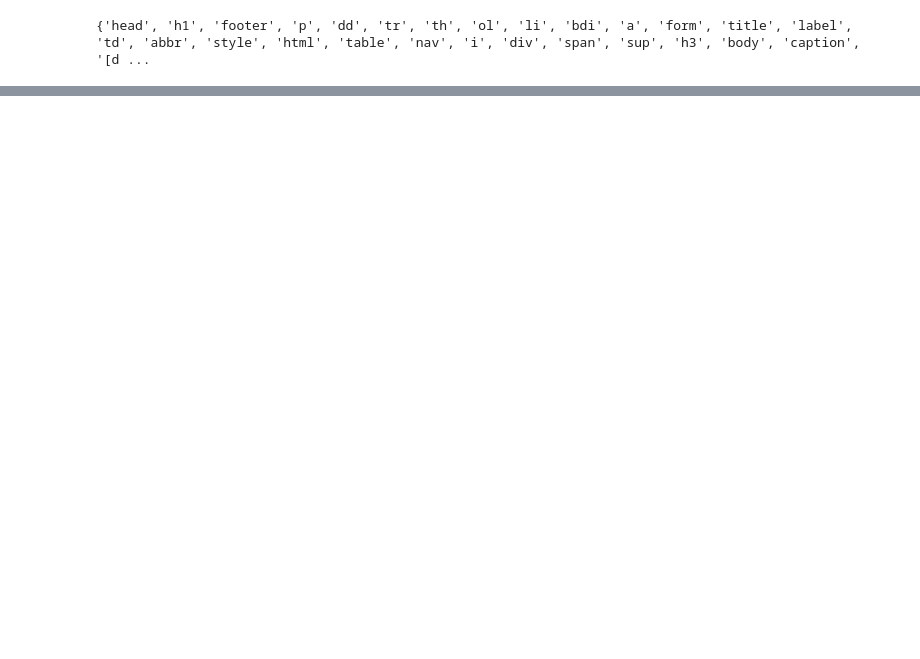
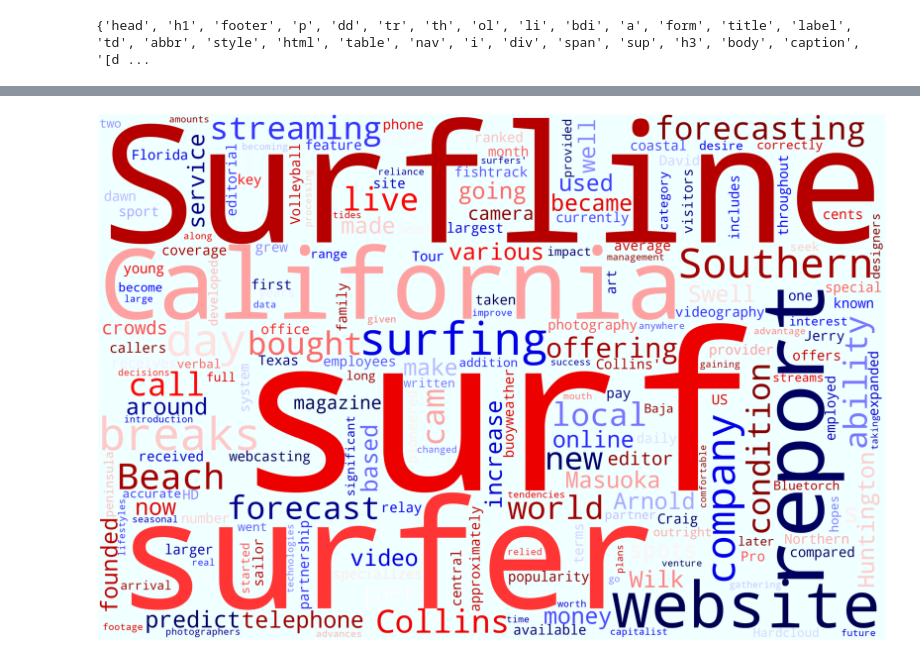
Before and after one commit to jaysueno/wordcloud_generator, a Jupyter notebook: wordcloud_generator.ipynb, the cells around one changed output, grey strips where cells are left out. Cells and saved outputs as stored; diff of their text form; code cells hidden in the pictures; blank space fills up the shorter version.

```diff
--- a/wordcloud_generator.ipynb
+++ b/wordcloud_generator.ipynb
@@ -5,7 +5,7 @@ import wikipedia
 import re
 
 # Specify the title of the Wikipedia page
-wiki = wikipedia.page('Python (programming language)')
+wiki = wikipedia.page('Surfline')
 
 # Extract the plain text context of the page
 text = wiki.content
@@ -15,4 +15,6 @@ text = wiki.content
 text = re.sub(r'==.*?==+', '', text)
 # Using built in method .replace() replace the /n with a ''
 text = text.replace('\n', '')
-print(text)
+
+# print the text if you want to see how it looks. It's commented out here for github.
+# print(text)
@@ -114,0 +87,12 @@ from wordcloud import WordCloud, STOPWORDS
+# %%
+# Now let's create the wiki 'Surfline' wordcloud
+# Import wordcloud library packages
+from wordcloud import WordCloud, STOPWORDS
+
+# Generate wordcloud using text2 with beautiful soup
+cloud = WordCloud(width = 3000, height = 2000, random_state=1, background_color='azure',
+                  colormap='seismic', collocations=False, stopwords = STOPWORDS).generate(text)
+
+plot_cloud(cloud)
+# %% [output]
+[figure, added]
```
Also changed, not shown: parts of 8 cells of this notebook.
